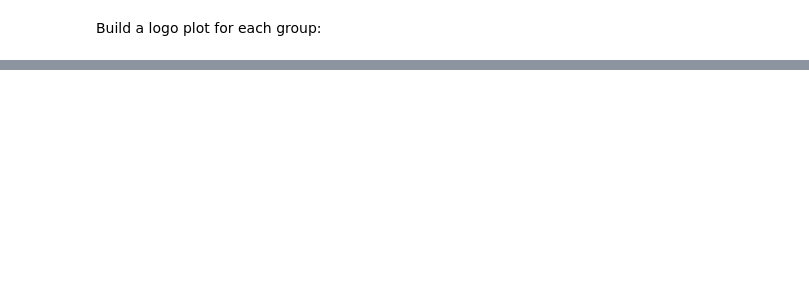
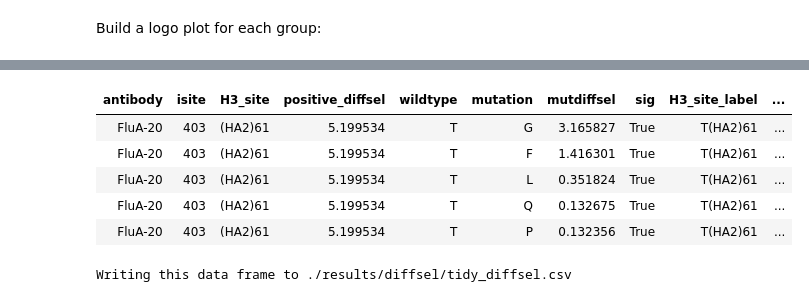
Before and after one commit to jbloomlab/FluA-20_D2_MAP_in_vivo, a Jupyter notebook: FluA-20_D2_MAP_in_vivo/analysis_notebook.ipynb, the cells around one changed output, grey strips where cells are left out. Drawn from its saved outputs; the diff is of its cells as text; code cells hidden in the pictures; blank space fills up the shorter version.

```diff
--- a/FluA-20_D2_MAP_in_vivo/analysis_notebook.ipynb
+++ b/FluA-20_D2_MAP_in_vivo/analysis_notebook.ipynb
@@ -369,0 +456,25 @@ Creating logo plot for H17L19 from ./results/diffsel/summary_H17L19-medianmutdif
+# %%
+sel_df_pdb_numbers = (
+ sel_df
+ .merge(pandas.read_csv('data/H3_site_to_PDB_1rvx.csv'), how='left')
+ .rename(columns={'site': 'H3_site',
+                  'pdb_chain': 'PDB_1rvx_chain',
+                  'pdb_site': 'PDB_1rvx_site',
+                  'site_label': 'H3_site_label'})
+ .assign(PDB_1rvx_site_label=lambda x: x['PDB_1rvx_site'] +
+                                       x['PDB_1rvx_chain'].apply(lambda c: '' if c == 'A' else '(HA2)'))
+ )
+
+display(HTML(sel_df_pdb_numbers.head().to_html(index=False)))
+
+tidy_sel_file = os.path.join(diffseldir, 'tidy_diffsel.csv')
+print(f"Writing this data frame to {tidy_sel_file}")
+sel_df_pdb_numbers.to_csv(tidy_sel_file, index=False)
+# %% [output]
+| antibody | isite | H3_site | positive_diffsel | wildtype | mutation | mutdiffsel | sig | H3_site_label | ... |
+| FluA-20 | 403 | (HA2)61 | 5.199534 | T | G | 3.165827 | True | T(HA2)61 | ... |
+| FluA-20 | 403 | (HA2)61 | 5.199534 | T | F | 1.416301 | True | T(HA2)61 | ... |
+| FluA-20 | 403 | (HA2)61 | 5.199534 | T | L | 0.351824 | True | T(HA2)61 | ... |
+| FluA-20 | 403 | (HA2)61 | 5.199534 | T | Q | 0.132675 | True | T(HA2)61 | ... |
+| FluA-20 | 403 | (HA2)61 | 5.199534 | T | P | 0.132356 | True | T(HA2)61 | ... |
+Writing this data frame to ./results/diffsel/tidy_diffsel.csv
```
Also changed, not shown: parts of 18 cells of this notebook, 9 other files.
